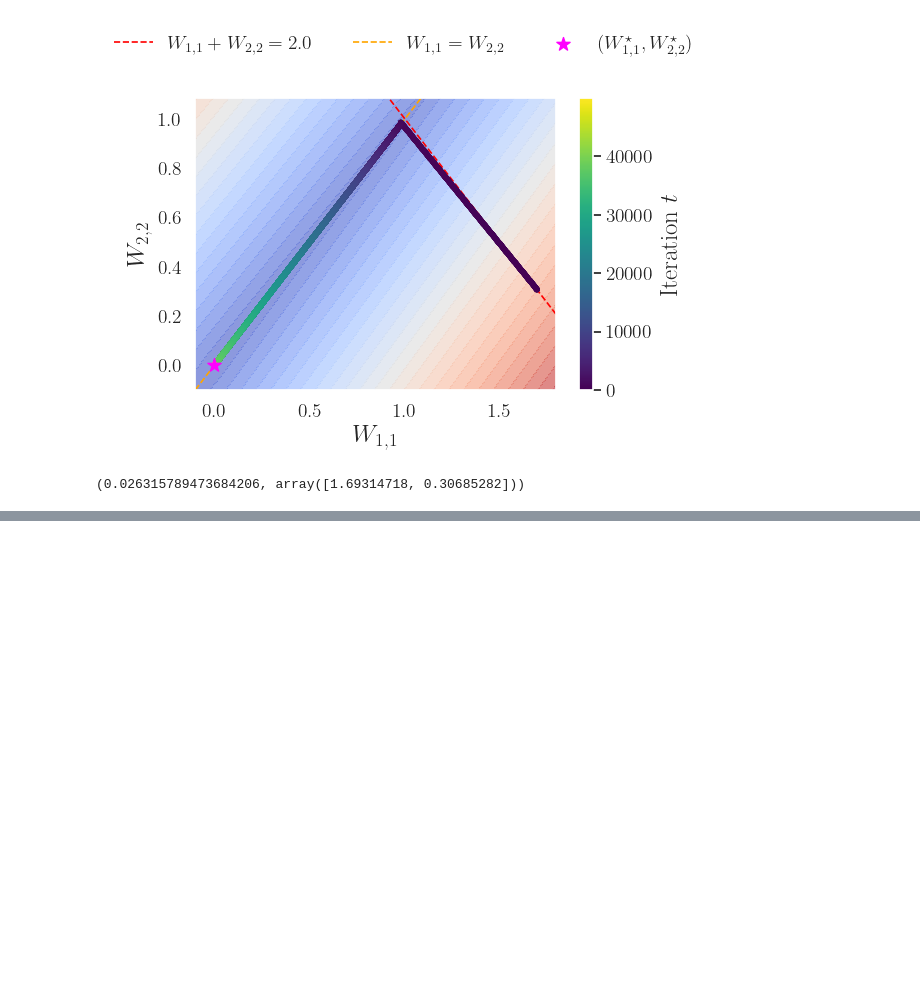
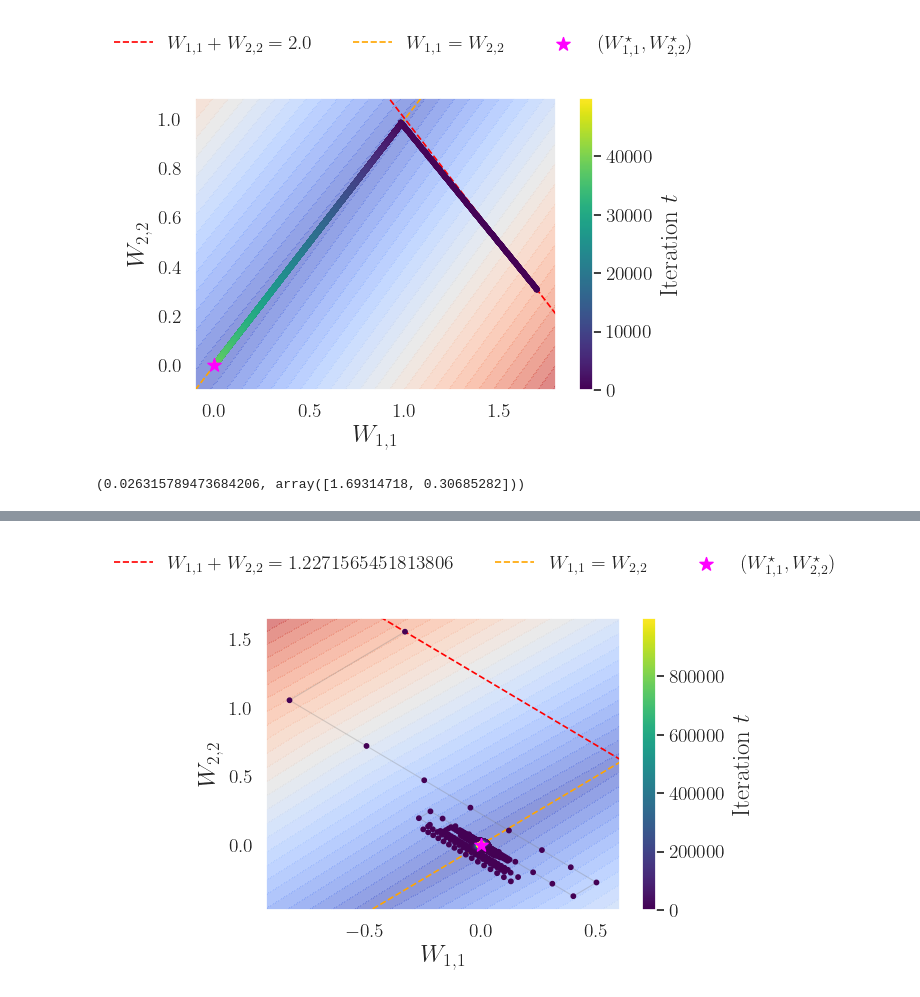
Before and after one commit to parshakova/nonsmooth_lipschitz, a Jupyter notebook: counterexample_single_c_w0.ipynb, the cells around one changed output, grey strips where cells are left out. Saved outputs shown, nothing was run; the diff lists cells and outputs as text; code cells hidden in the pictures; blank space fills up the shorter version.

```diff
--- a/counterexample_single_c_w0.ipynb
+++ b/counterexample_single_c_w0.ipynb
@@ -159,0 +186,4 @@ c, w0
+# %%
+plot_trajectory(ws, w0, c, n_show=max_iter, filename=experiment_name)
+# %% [output]
+[figure, added]
```
Also changed, not shown: parts of 3 cells of this notebook, 1 other file.
